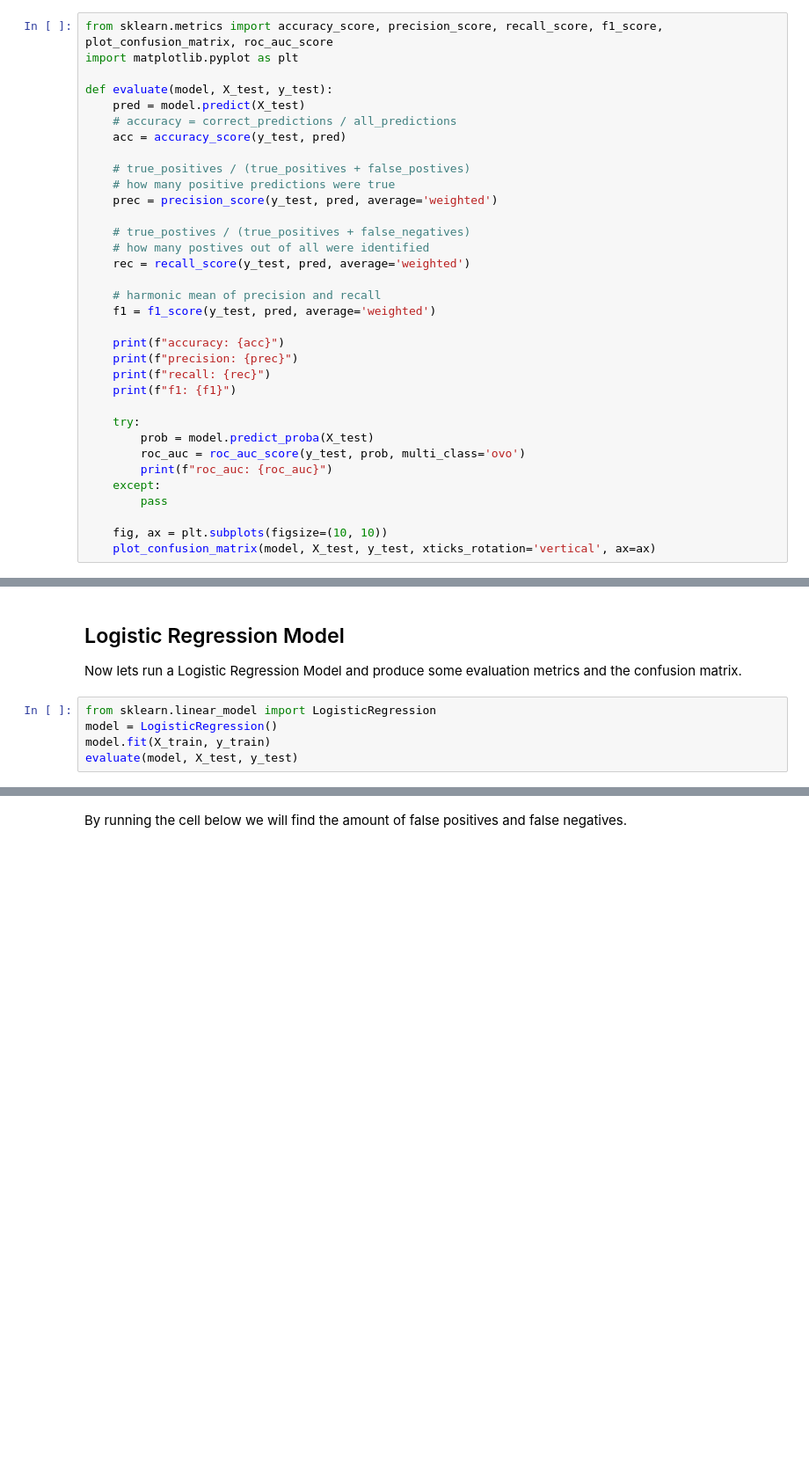
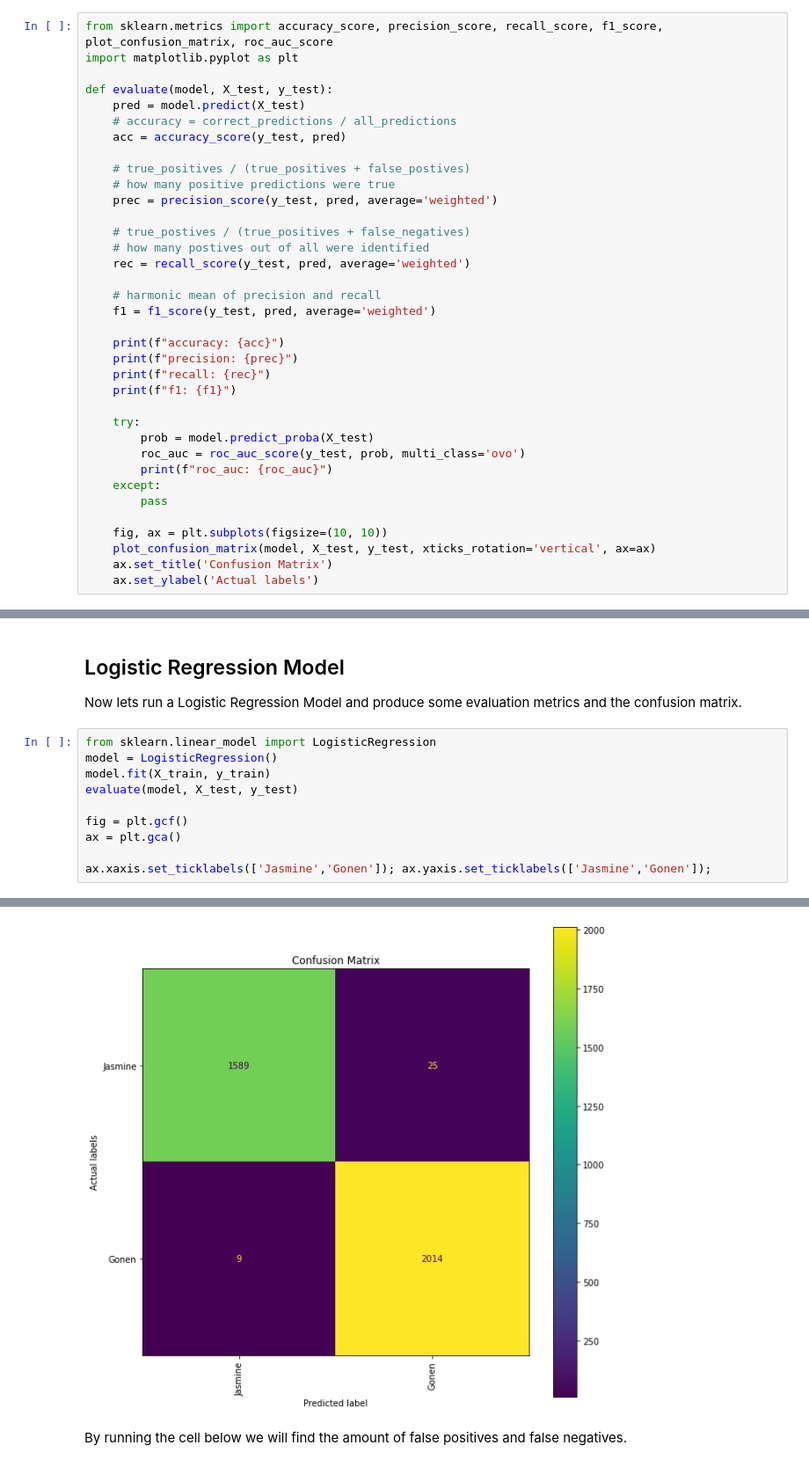
Before and after one commit to Nutrien/insights-data-scientizen, a Jupyter notebook: Session3Lab.ipynb, the cells around one changed output, grey strips where cells are left out. Shown at 88% size. Saved outputs shown, nothing was run; the diff lists cells and outputs as text; blank space fills up the shorter version.

```diff
--- a/Session3Lab.ipynb
+++ b/Session3Lab.ipynb
@@ -60,6 +90,8 @@ def evaluate(model, X_test, y_test):
 
     fig, ax = plt.subplots(figsize=(10, 10))
     plot_confusion_matrix(model, X_test, y_test, xticks_rotation='vertical', ax=ax)
+    ax.set_title('Confusion Matrix')
+    ax.set_ylabel('Actual labels')
 # %% [markdown]
 ## Model Evaluation with Naive Rule
 We want to understand what the accuracy of a Naive Rule Model is, so we create a simple function to get us the accuracy for it. This is a simple and effective way to rule out any ML model that does not make value adding predictions.
@@ -144,3 +294,9 @@ from sklearn.linear_model import LogisticRegression
 model = LogisticRegression()
 model.fit(X_train, y_train)
 evaluate(model, X_test, y_test)
+
+fig = plt.gcf()
+ax = plt.gca()
+
+ax.xaxis.set_ticklabels(['Jasmine','Gonen']); ax.yaxis.set_ticklabels(['Jasmine','Gonen']);
+# %% [output]
@@ -147,3 +314,4 @@ evaluate(model, X_test, y_test)
+[figure, added]
 # %% [markdown]
 By running the cell below we will find the amount of false positives and false negatives.
 # %%
```
Also changed, not shown: parts of 17 cells of this notebook.
